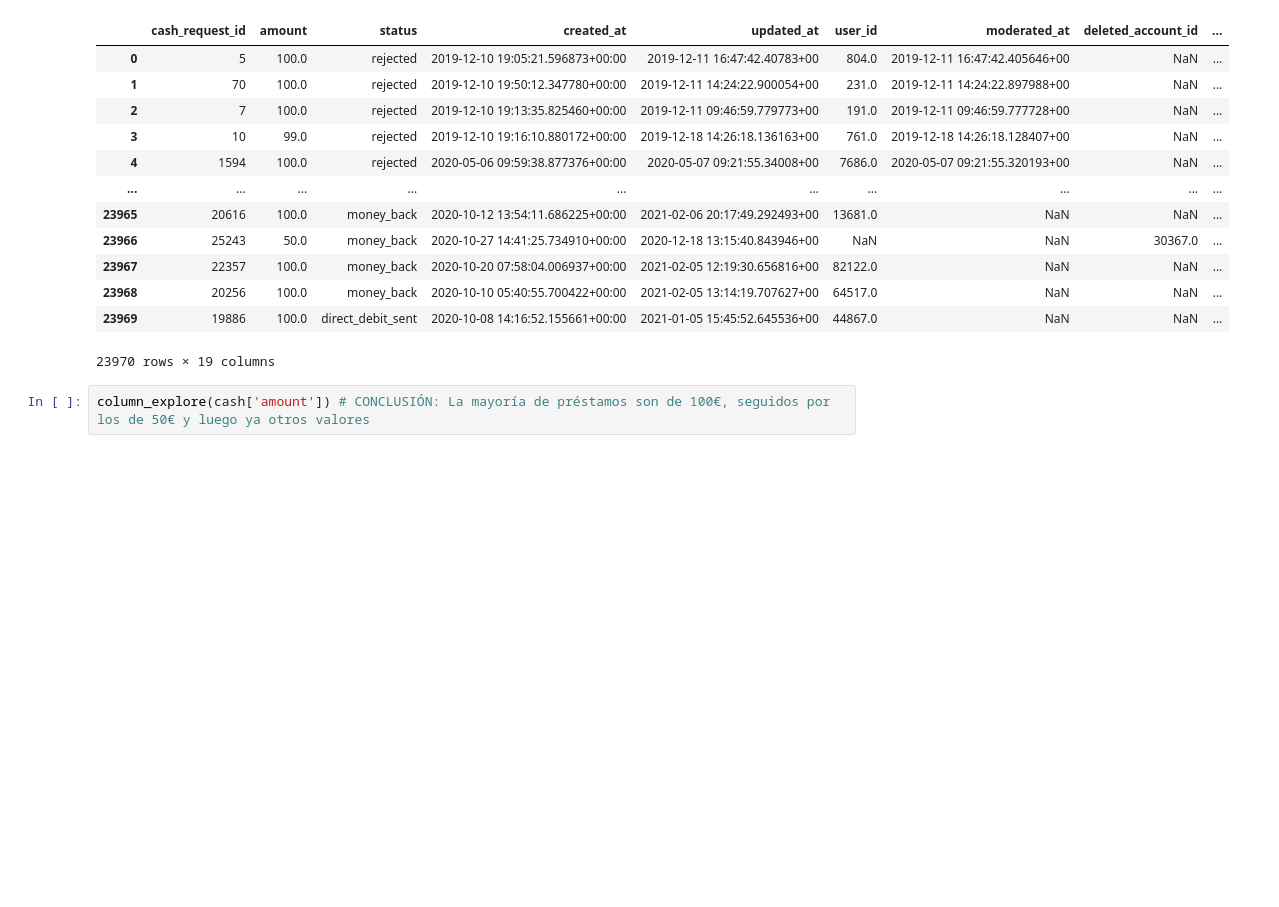
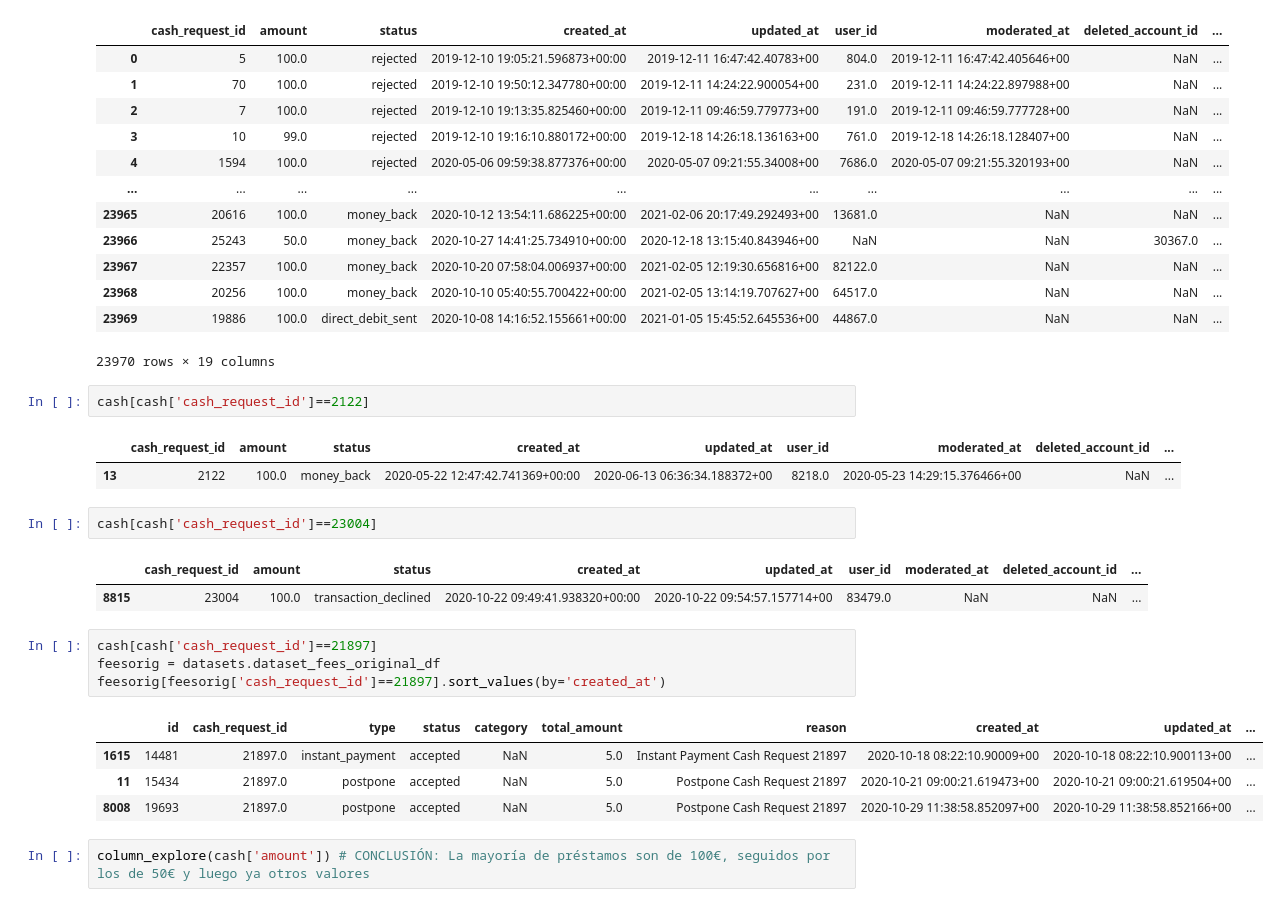
Before and after one commit to DataScience-UOC-projects/monayvi, a Jupyter notebook: notebooks/EDA_plus.ipynb, the cells around one changed output. Drawn from its saved outputs; the diff is of its cells as text; blank space fills up the shorter version.

```diff
--- a/notebooks/EDA_plus.ipynb
+++ b/notebooks/EDA_plus.ipynb
@@ -24,6 +24,25 @@ cash
 | 23968 | 20256 | 100.0 | money_back | 2020-10-10 05:40:55.700422+00:00 | 2021-02-05 13:14:19.707627+00 | 64517.0 | NaN | NaN | ... |
 | 23969 | 19886 | 100.0 | direct_debit_sent | 2020-10-08 14:16:52.155661+00:00 | 2021-01-05 15:45:52.645536+00 | 44867.0 | NaN | NaN | ... |
 23970 rows × 19 columns
+# %%
+cash[cash['cash_request_id']==2122]
+# %% [output]
+|  | cash_request_id | amount | status | created_at | updated_at | user_id | moderated_at | deleted_account_id | ... |
+| 13 | 2122 | 100.0 | money_back | 2020-05-22 12:47:42.741369+00:00 | 2020-06-13 06:36:34.188372+00 | 8218.0 | 2020-05-23 14:29:15.376466+00 | NaN | ... |
+# %%
+cash[cash['cash_request_id']==23004]
+# %% [output]
+|  | cash_request_id | amount | status | created_at | updated_at | user_id | moderated_at | deleted_account_id | ... |
+| 8815 | 23004 | 100.0 | transaction_declined | 2020-10-22 09:49:41.938320+00:00 | 2020-10-22 09:54:57.157714+00 | 83479.0 | NaN | NaN | ... |
+# %%
+cash[cash['cash_request_id']==21897]
+feesorig = datasets.dataset_fees_original_df
+feesorig[feesorig['cash_request_id']==21897].sort_values(by='created_at')
+# %% [output]
+|  | id | cash_request_id | type | status | category | total_amount | reason | created_at | updated_at | ... |
+| 1615 | 14481 | 21897.0 | instant_payment | accepted | NaN | 5.0 | Instant Payment Cash Request 21897 | 2020-10-18 08:22:10.90009+00 | 2020-10-18 08:22:10.900113+00 | ... |
+| 11 | 15434 | 21897.0 | postpone | accepted | NaN | 5.0 | Postpone Cash Request 21897 | 2020-10-21 09:00:21.619473+00 | 2020-10-21 09:00:21.619504+00 | ... |
+| 8008 | 19693 | 21897.0 | postpone | accepted | NaN | 5.0 | Postpone Cash Request 21897 | 2020-10-29 11:38:58.852097+00 | 2020-10-29 11:38:58.852166+00 | ... |
 # %%
 column_explore(cash['amount']) # CONCLUSIÓN: La mayoría de préstamos son de 100€, seguidos por los de 50€ y luego ya otros valores
 # %% [output]
```
Also changed, not shown: parts of 1 cell of this notebook, 1 other file.
